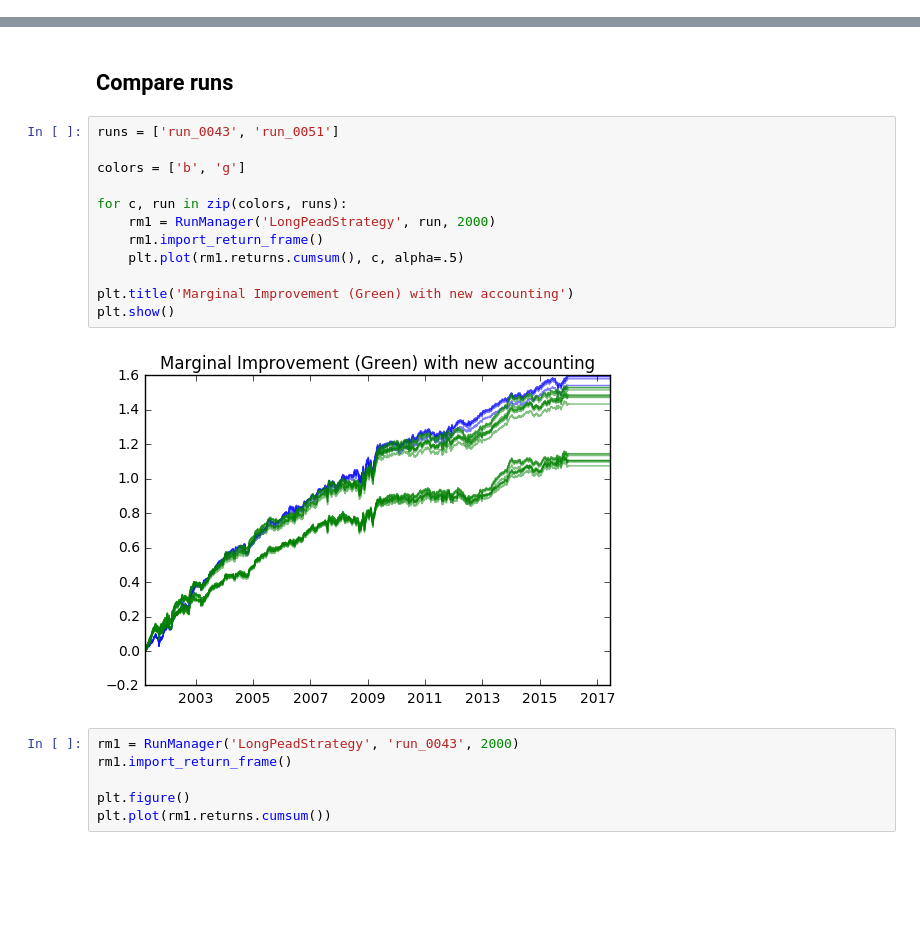
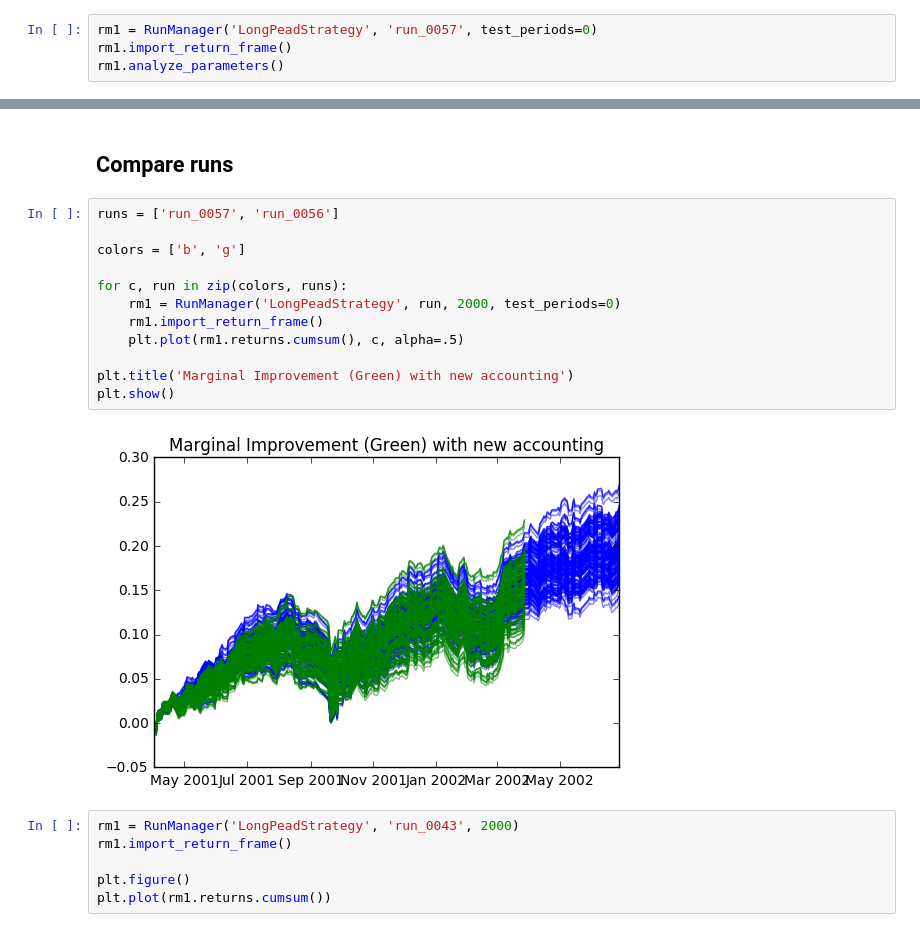
Before and after one commit to ryanoley/ram, a Jupyter notebook: examples/LongPEAD.ipynb, the cells around one changed output, grey strips where cells are left out. Drawn from its saved outputs; the diff is of its cells as text; blank space fills up the shorter version.

```diff
--- a/examples/LongPEAD.ipynb
+++ b/examples/LongPEAD.ipynb
@@ -78 +80,5 @@ rm1.returns.mean() * 252 / rm1.returns.std() / np.sqrt(252)
 dtype: float64
+# %%
+rm1 = RunManager('LongPeadStrategy', 'run_0057', test_periods=0)
+rm1.import_return_frame()
+rm1.analyze_parameters()
@@ -79,19 +102,19 @@ dtype: float64
 # %% [markdown]
 ## Compare runs
 # %%
-runs = ['run_0043', 'run_0051']
+runs = ['run_0057', 'run_0056']
 
 colors = ['b', 'g']
 
 for c, run in zip(colors, runs):
-    rm1 = RunManager('LongPeadStrategy', run, 2000)
+    rm1 = RunManager('LongPeadStrategy', run, 2000, test_periods=0)
     rm1.import_return_frame()
     plt.plot(rm1.returns.cumsum(), c, alpha=.5)
 
 plt.title('Marginal Improvement (Green) with new accounting')
 plt.show()
 # %% [output]
-[figure, old version]
+[figure, new version]
 # %%
 rm1 = RunManager('LongPeadStrategy', 'run_0043', 2000)
 rm1.import_return_frame()
```
Also changed, not shown: parts of 4 cells of this notebook, 3 other files.
